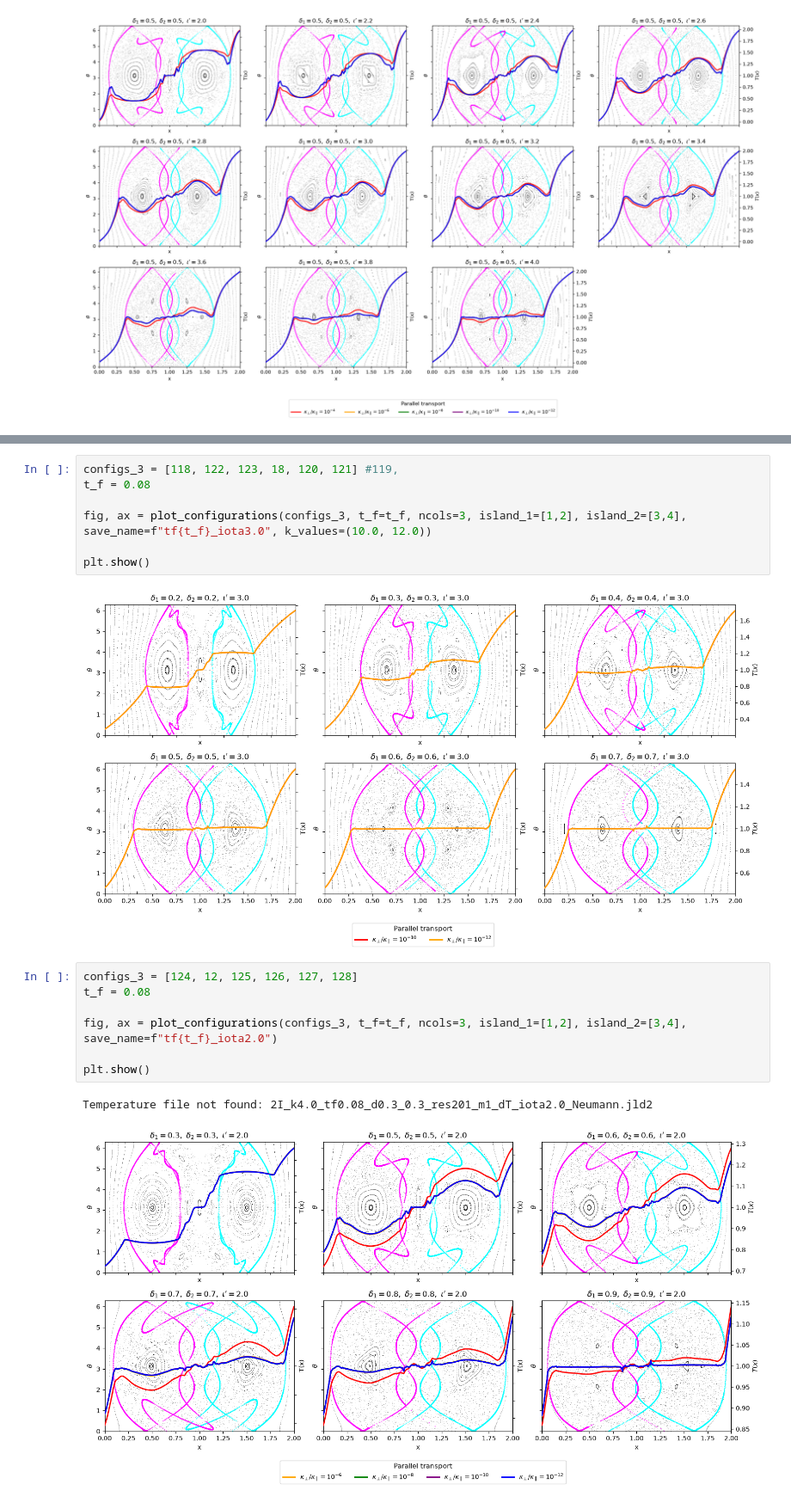
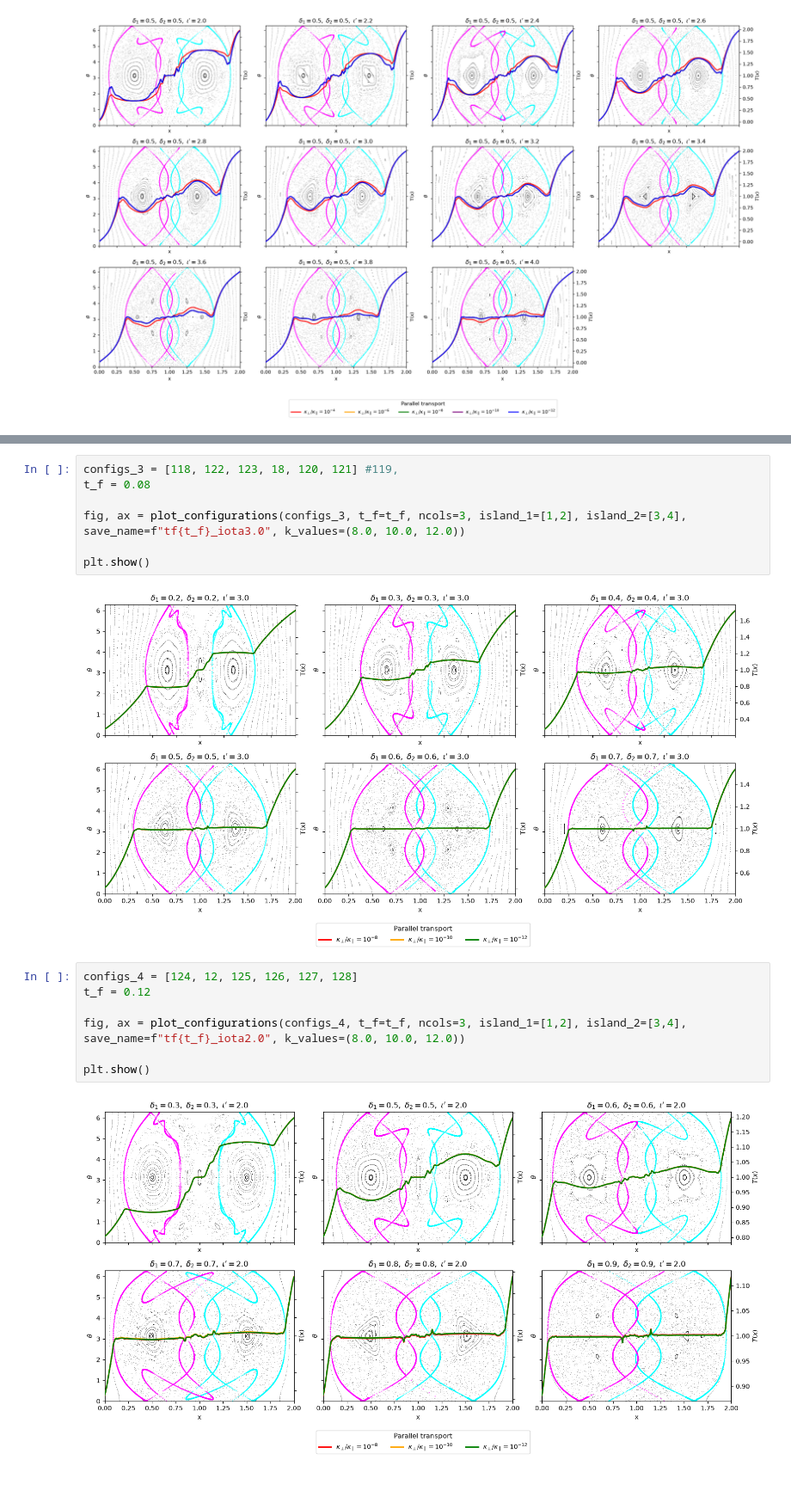
Before and after one commit to mireiaraventos/SdS, a Jupyter notebook: local/Plot_subplots_manifolds.ipynb, the cells around one changed output, grey strips where cells are left out. Shown at 86% size. Cells and saved outputs as stored; diff of their text form.

```diff
--- a/local/Plot_subplots_manifolds.ipynb
+++ b/local/Plot_subplots_manifolds.ipynb
@@ -283,18 +283,17 @@ Temperature file not found: 2I_k8.0_tf0.05_d0.5_0.5_res201_m1_dT_iota4.0_Neumann
 configs_3 = [118, 122, 123, 18, 120, 121] #119,
 t_f = 0.08
 
-fig, ax = plot_configurations(configs_3, t_f=t_f, ncols=3, island_1=[1,2], island_2=[3,4], save_name=f"tf{t_f}_iota3.0", k_values=(10.0, 12.0))
+fig, ax = plot_configurations(configs_3, t_f=t_f, ncols=3, island_1=[1,2], island_2=[3,4], save_name=f"tf{t_f}_iota3.0", k_values=(8.0, 10.0, 12.0))
 
 plt.show()
 # %% [output]
-[figure, old version]
+[figure, new version]
 # %%
-configs_3 = [124, 12, 125, 126, 127, 128]
-t_f = 0.08
+configs_4 = [124, 12, 125, 126, 127, 128]
+t_f = 0.12
 
-fig, ax = plot_configurations(configs_3, t_f=t_f, ncols=3, island_1=[1,2], island_2=[3,4], save_name=f"tf{t_f}_iota2.0")
+fig, ax = plot_configurations(configs_4, t_f=t_f, ncols=3, island_1=[1,2], island_2=[3,4], save_name=f"tf{t_f}_iota2.0", k_values=(8.0, 10.0, 12.0))
 
 plt.show()
 # %% [output]
-Temperature file not found: 2I_k4.0_tf0.08_d0.3_0.3_res201_m1_dT_iota2.0_Neumann.jld2
-[figure, old version]
+[figure, new version]
```
Also changed, not shown: parts of 1 cell of this notebook, 10 other files.
